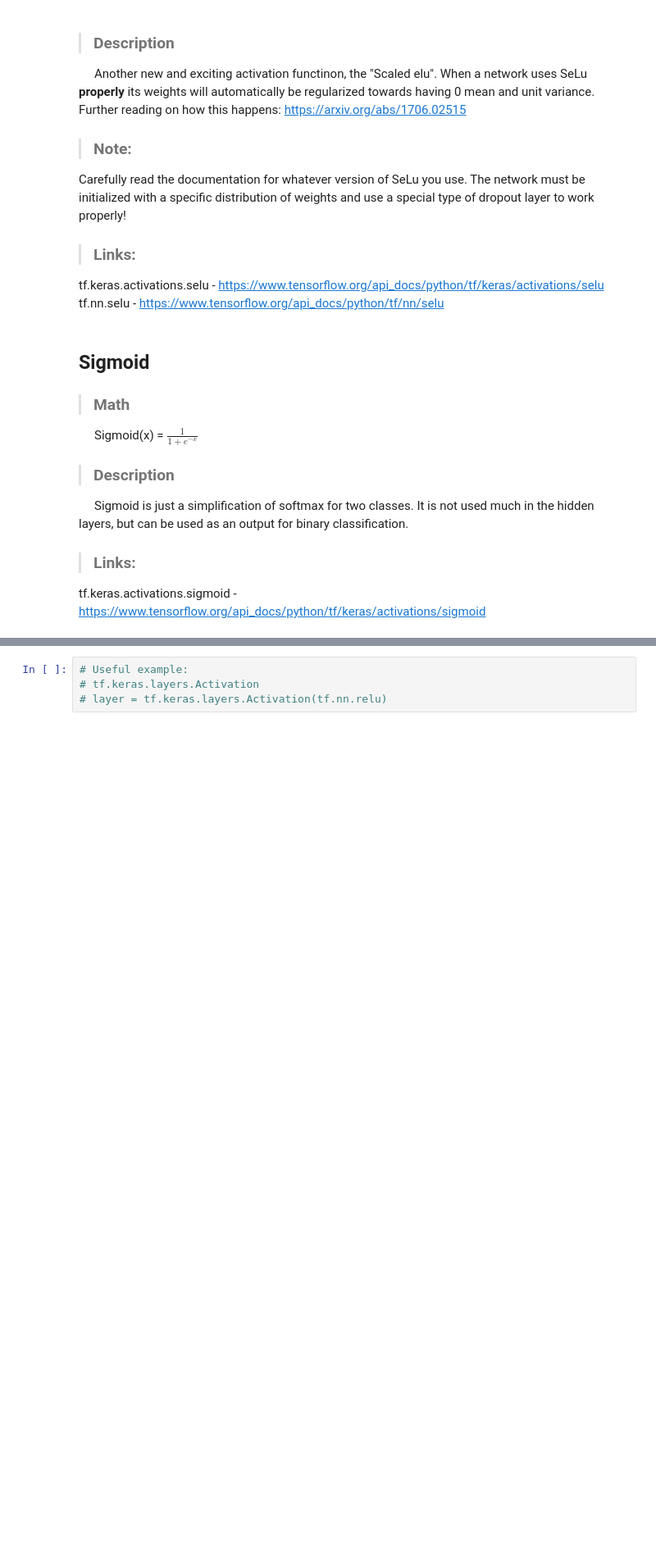
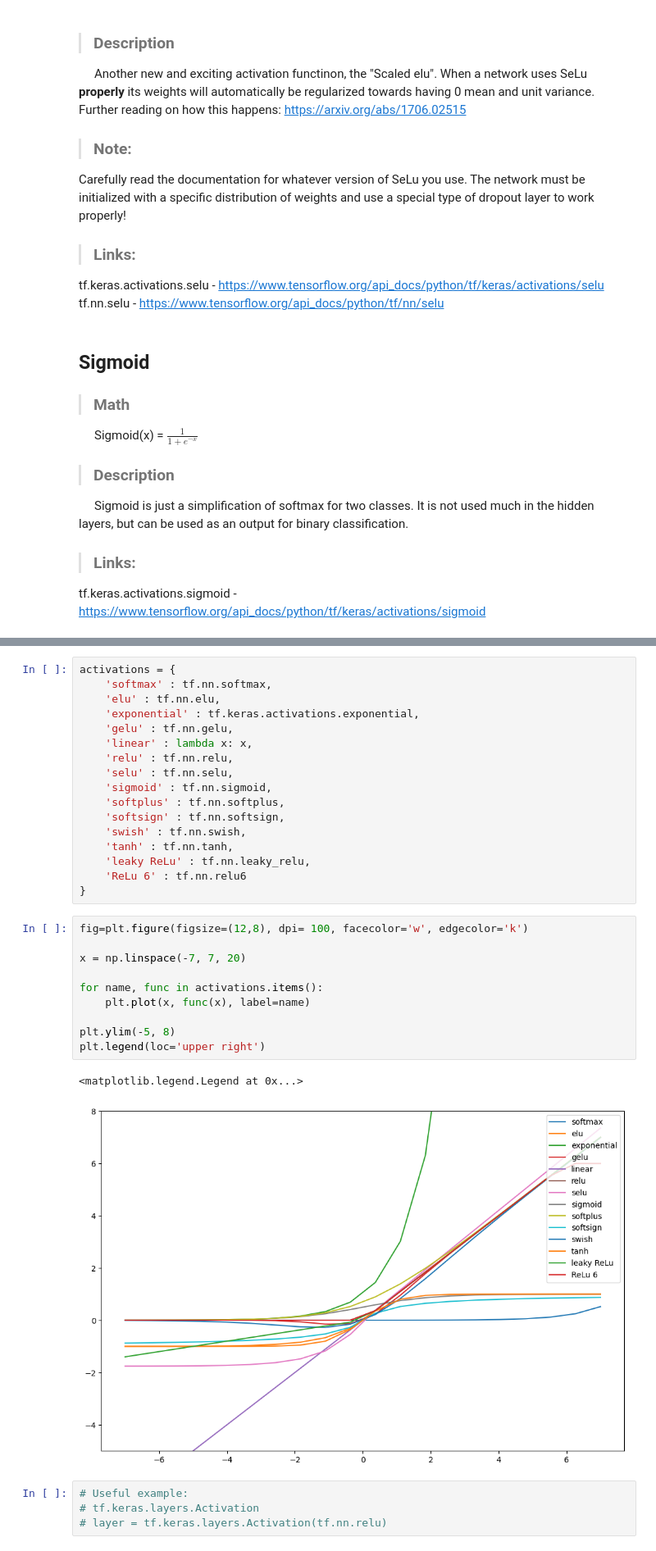
Before and after one commit to Spring2022IndependentStudy/WeeklyNotes, a Jupyter notebook: Unit 2/Activation_func.ipynb, the cells around one changed output, grey strips where cells are left out. Shown: that part at 82% size. Drawn from its saved outputs; the diff is of its cells as text; blank space fills up the shorter version.

Commit message:
Finished Activation functions

```diff
--- a/Unit 2/Activation_func.ipynb
+++ b/Unit 2/Activation_func.ipynb
@@ -235,3 +293,33 @@ relu6
+# %%
+activations = {
+    'softmax' : tf.nn.softmax,
+    'elu' : tf.nn.elu,
+    'exponential' : tf.keras.activations.exponential,
+    'gelu' : tf.nn.gelu,
+    'linear' : lambda x: x,
+    'relu' : tf.nn.relu,
+    'selu' : tf.nn.selu,
+    'sigmoid' : tf.nn.sigmoid,
+    'softplus' : tf.nn.softplus,
+    'softsign' : tf.nn.softsign,
+    'swish' : tf.nn.swish,
+    'tanh' : tf.nn.tanh,
+    'leaky ReLu' : tf.nn.leaky_relu,
+    'ReLu 6' : tf.nn.relu6
+}
+# %%
+fig=plt.figure(figsize=(12,8), dpi= 100, facecolor='w', edgecolor='k')
+
+x = np.linspace(-7, 7, 20)
+
+for name, func in activations.items():
+    plt.plot(x, func(x), label=name)
+
+plt.ylim(-5, 8)
+plt.legend(loc='upper right')
+# %% [output]
+<matplotlib.legend.Legend at 0x...>
+[figure, added]
 # %%
 # Useful example:
 # tf.keras.layers.Activation
```
Also changed, not shown: parts of 10 cells of this notebook.
